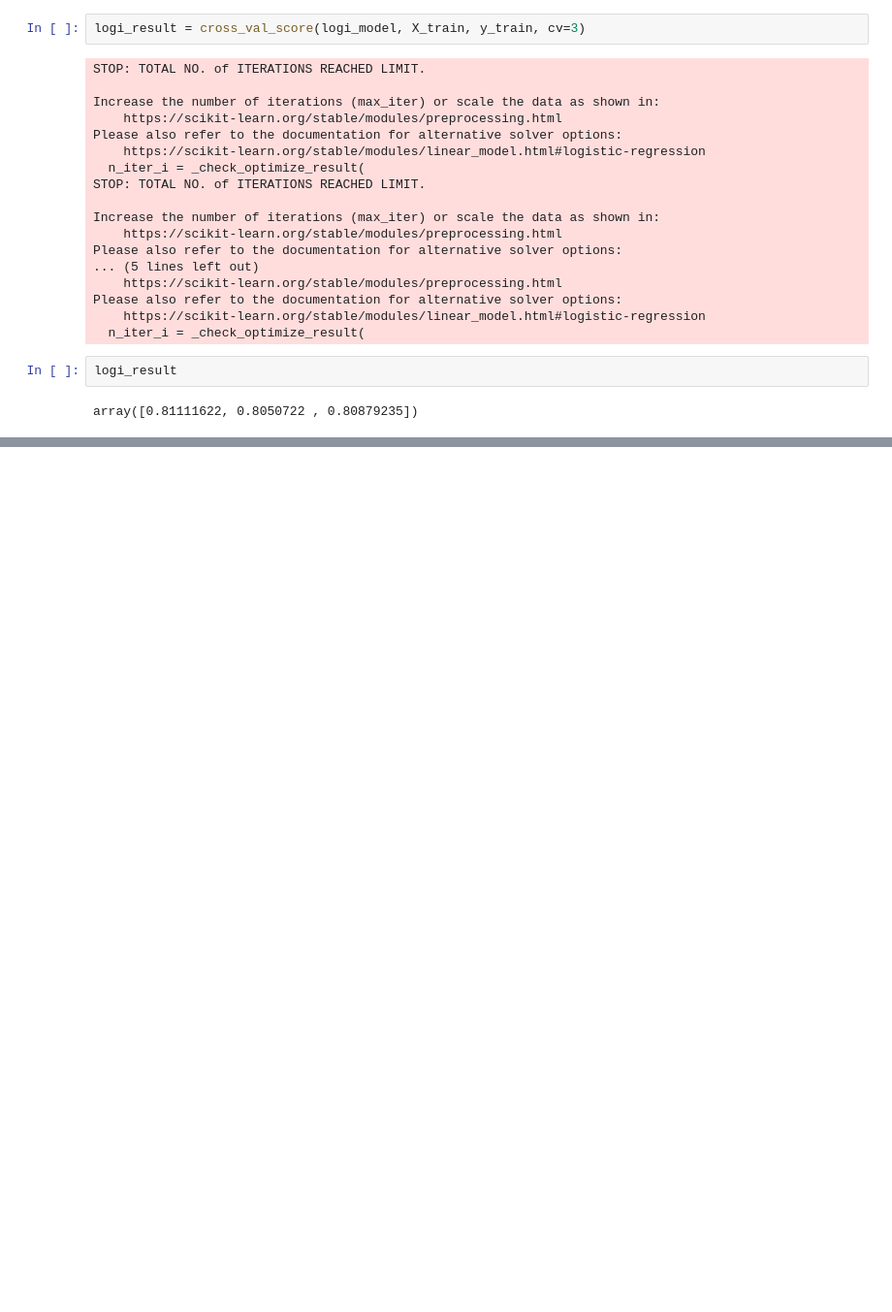
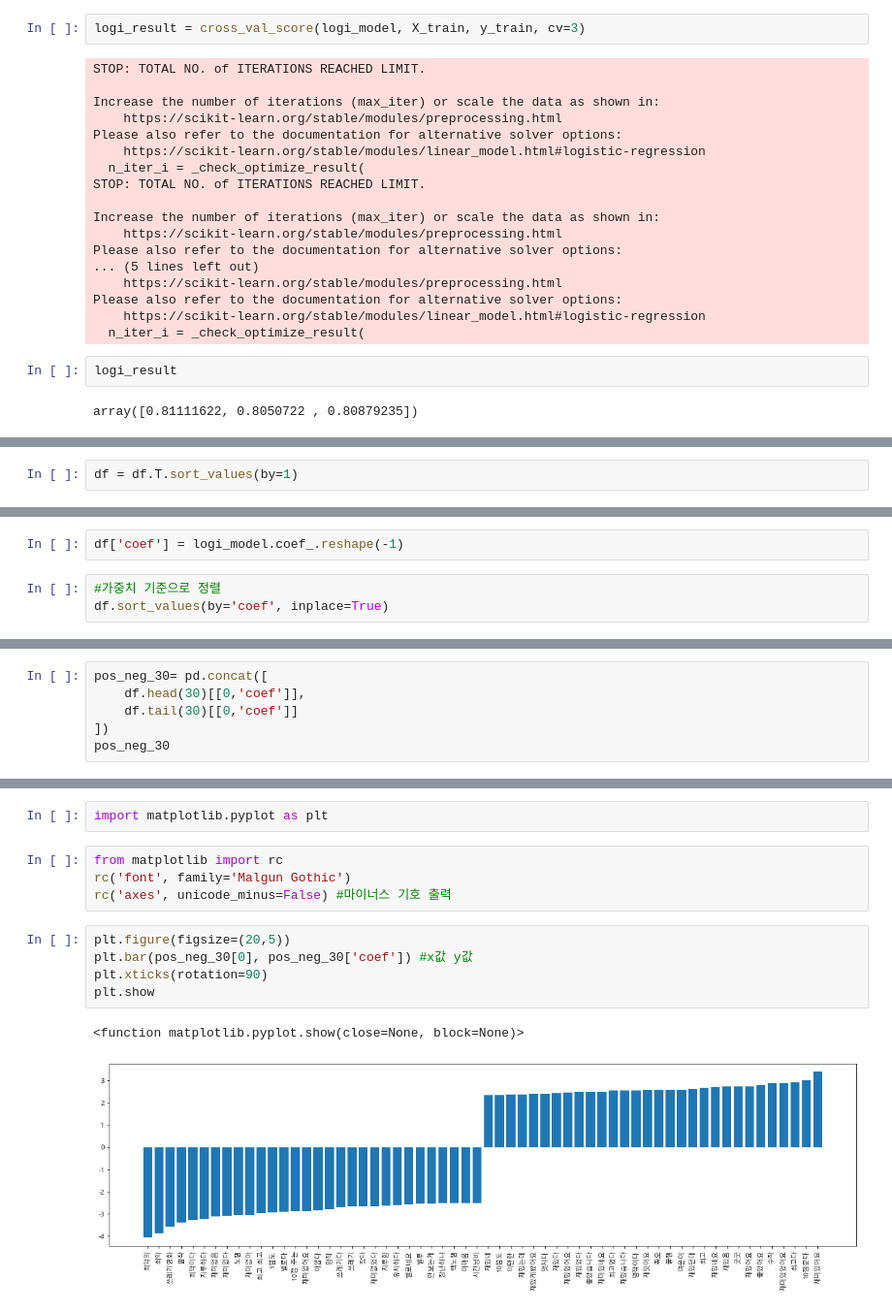
Before and after one commit to bellpe/machine-learning, a Jupyter notebook: ex08_네이버영화리뷰데이터.ipynb, the cells around one changed output, grey strips where cells are left out. Shown at 97% size. Drawn from its saved outputs; the diff is of its cells as text; blank space fills up the shorter version.

```diff
--- a/ex08_네이버영화리뷰데이터.ipynb
+++ b/ex08_네이버영화리뷰데이터.ipynb
@@ -298,0 +449,2 @@ array([0.81111622, 0.8050722 , 0.80879235])
+# %%
+df = df.T.sort_values(by=1)
@@ -298,0 +467,5 @@ array([0.81111622, 0.8050722 , 0.80879235])
+# %%
+df['coef'] = logi_model.coef_.reshape(-1)
+# %%
+#가중치 기준으로 정렬
+df.sort_values(by='coef', inplace=True)
@@ -298,0 +512,6 @@ array([0.81111622, 0.8050722 , 0.80879235])
+# %%
+pos_neg_30= pd.concat([
+    df.head(30)[[0,'coef']],
+    df.tail(30)[[0,'coef']]
+])
+pos_neg_30
@@ -298,0 +536,14 @@ array([0.81111622, 0.8050722 , 0.80879235])
+# %%
+import matplotlib.pyplot as plt
+# %%
+from matplotlib import rc
+rc('font', family='Malgun Gothic')
+rc('axes', unicode_minus=False) #마이너스 기호 출력
+# %%
+plt.figure(figsize=(20,5))
+plt.bar(pos_neg_30[0], pos_neg_30['coef']) #x값 y값
+plt.xticks(rotation=90)
+plt.show
+# %% [output]
+<function matplotlib.pyplot.show(close=None, block=None)>
+[figure, added]
```
Also changed, not shown: parts of 31 cells of this notebook.
